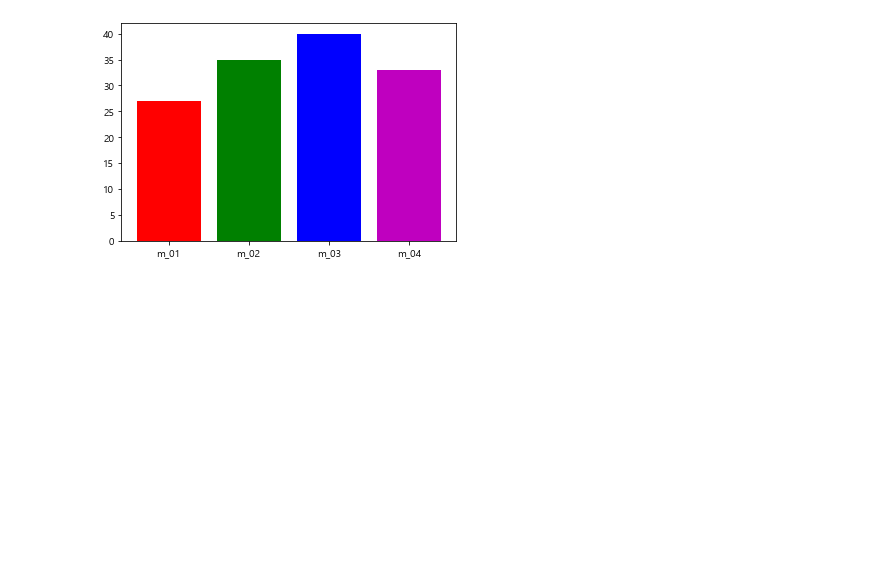
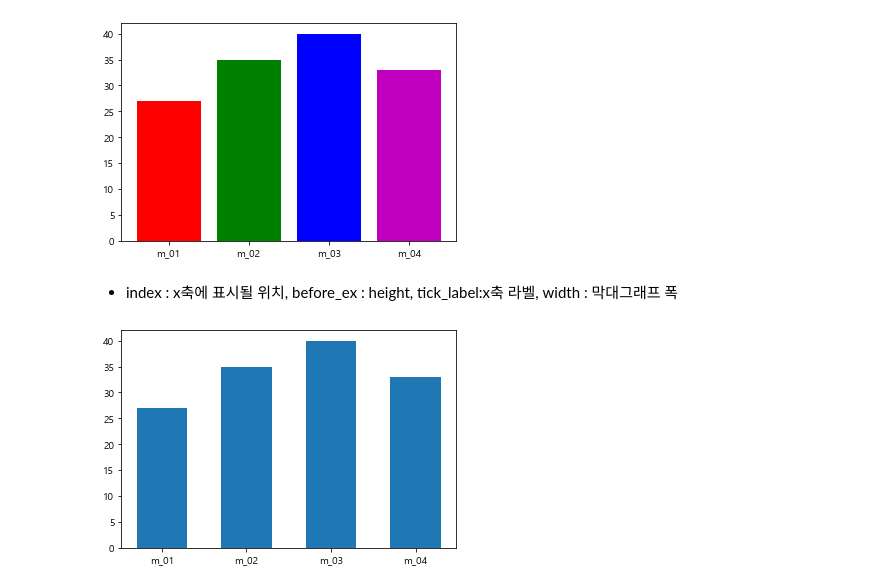
Before and after one commit to SwimmingHwang/practice-python, a Jupyter notebook: python_data_analysis(3)_matplotlib.ipynb, the cells around one changed output. Saved outputs shown, nothing was run; the diff lists cells and outputs as text; code cells hidden in the pictures; blank space fills up the shorter version.

```diff
--- a/python_data_analysis(3)_matplotlib.ipynb
+++ b/python_data_analysis(3)_matplotlib.ipynb
@@ -310,3 +329,10 @@ plt.bar(index, before_ex,color = colors, tick_label = member_IDs)
 plt.show()
 # %% [output]
 [figure]
+# %% [markdown]
+- index : x축에 표시될 위치, before_ex : height, tick_label:x축 라벨, width : 막대그래프 폭
+# %%
+plt.bar(index, before_ex, tick_label = member_IDs, width = 0.6)
+plt.show()
+# %% [output]
+[figure, added]
```
Also changed, not shown: parts of 26 cells of this notebook, 2 other files.
